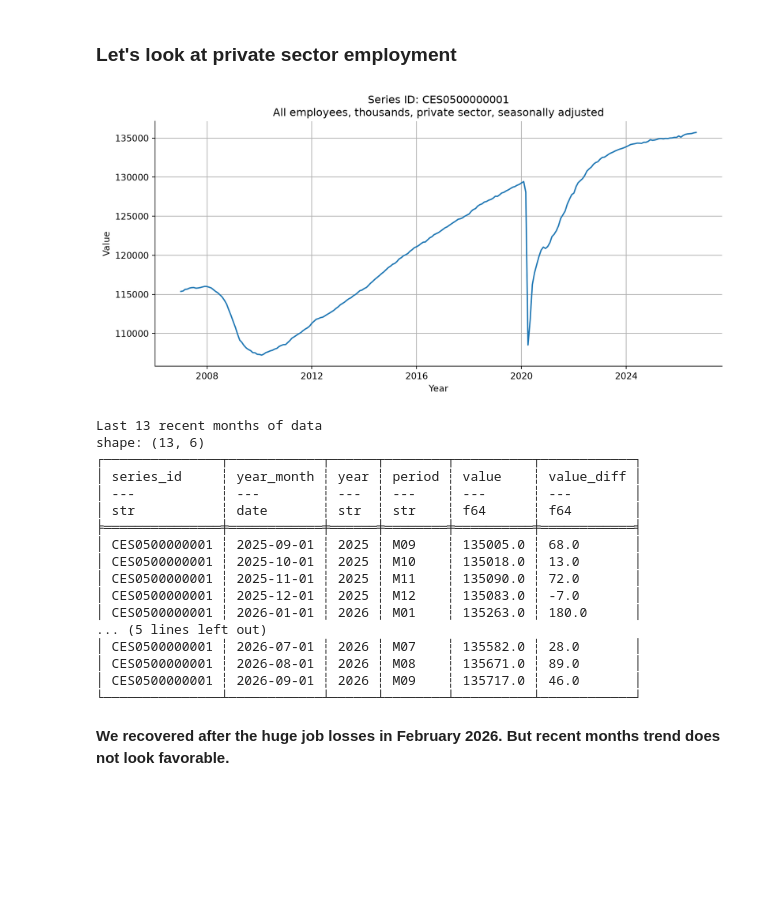
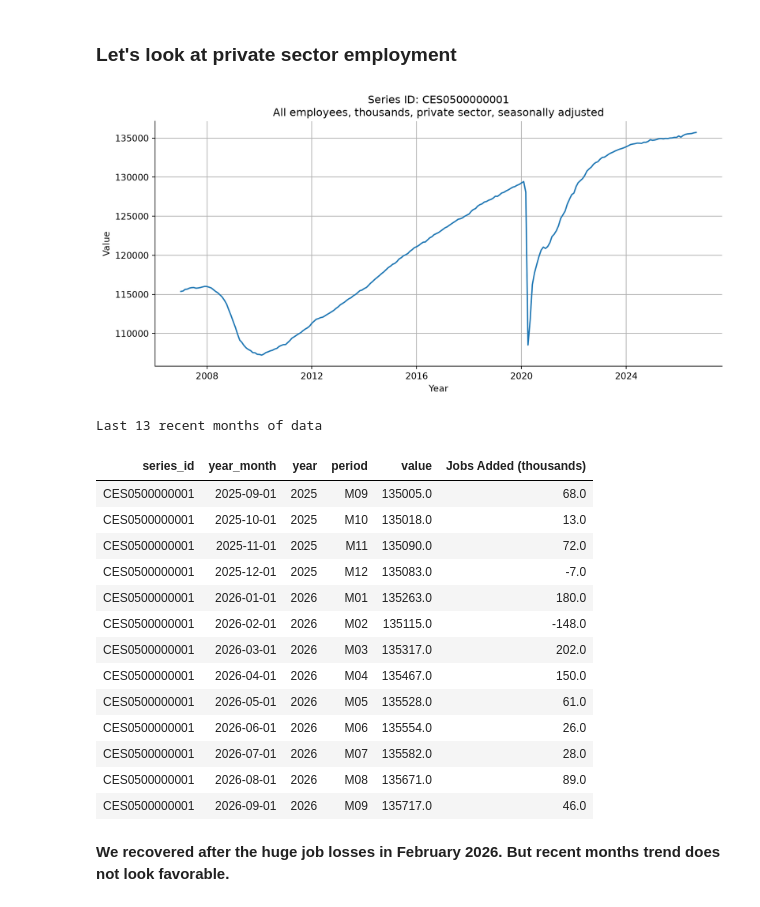
Before and after one commit to pybokeh/data-sets, a Jupyter notebook: bls/notebooks/index.ipynb, the cells around one changed output. Cells and saved outputs as stored; diff of their text form; code cells hidden in the pictures; blank space fills up the shorter version.

```diff
--- a/bls/notebooks/index.ipynb
+++ b/bls/notebooks/index.ipynb
@@ -67,37 +66,35 @@ shape: (13, 6)
 # %%
 with BLSClient() as client:
     df = client.fetch_df(series_id="CES0500000001", start_year=2007, end_year=2026)
     df = (
         df
         .sort(
             pl.col("year_month")
         )
         .with_columns(
-            value_diff=pl.col("value").diff()
+            pl.col("value").diff().alias("Jobs Added (thousands)")
         )
     )
     client.plot_bls_series(df, "All employees, thousands, private sector, seasonally adjusted")
     print("Last 13 recent months of data")
-    print(df.tail(13))
+    GT(df.tail(13)).cols_align(align="center").show()
 # %% [output]
 [figure]
 Last 13 recent months of data
-shape: (13, 6)
-┌───────────────┬────────────┬──────┬────────┬──────────┬────────────┐
-│ series_id     ┆ year_month ┆ year ┆ period ┆ value    ┆ value_diff │
-│ ---           ┆ ---        ┆ ---  ┆ ---    ┆ ---      ┆ ---        │
-│ str           ┆ date       ┆ str  ┆ str    ┆ f64      ┆ f64        │
-╞═══════════════╪════════════╪══════╪════════╪══════════╪════════════╡
-│ CES0500000001 ┆ 2025-09-01 ┆ 2025 ┆ M09    ┆ 135005.0 ┆ 68.0       │
-│ CES0500000001 ┆ 2025-10-01 ┆ 2025 ┆ M10    ┆ 135018.0 ┆ 13.0       │
-│ CES0500000001 ┆ 2025-11-01 ┆ 2025 ┆ M11    ┆ 135090.0 ┆ 72.0       │
-│ CES0500000001 ┆ 2025-12-01 ┆ 2025 ┆ M12    ┆ 135083.0 ┆ -7.0       │
-│ CES0500000001 ┆ 2026-01-01 ┆ 2026 ┆ M01    ┆ 135263.0 ┆ 180.0      │
-... (5 lines left out)
-│ CES0500000001 ┆ 2026-07-01 ┆ 2026 ┆ M07    ┆ 135582.0 ┆ 28.0       │
-│ CES0500000001 ┆ 2026-08-01 ┆ 2026 ┆ M08    ┆ 135671.0 ┆ 89.0       │
-│ CES0500000001 ┆ 2026-09-01 ┆ 2026 ┆ M09    ┆ 135717.0 ┆ 46.0       │
-└───────────────┴────────────┴──────┴────────┴──────────┴────────────┘
+| series_id | year_month | year | period | value | Jobs Added (thousands) |
+| CES0500000001 | 2025-09-01 | 2025 | M09 | 135005.0 | 68.0 |
+| CES0500000001 | 2025-10-01 | 2025 | M10 | 135018.0 | 13.0 |
+| CES0500000001 | 2025-11-01 | 2025 | M11 | 135090.0 | 72.0 |
+| CES0500000001 | 2025-12-01 | 2025 | M12 | 135083.0 | -7.0 |
+| CES0500000001 | 2026-01-01 | 2026 | M01 | 135263.0 | 180.0 |
+| CES0500000001 | 2026-02-01 | 2026 | M02 | 135115.0 | -148.0 |
+| CES0500000001 | 2026-03-01 | 2026 | M03 | 135317.0 | 202.0 |
+| CES0500000001 | 2026-04-01 | 2026 | M04 | 135467.0 | 150.0 |
+| CES0500000001 | 2026-05-01 | 2026 | M05 | 135528.0 | 61.0 |
+| CES0500000001 | 2026-06-01 | 2026 | M06 | 135554.0 | 26.0 |
+| CES0500000001 | 2026-07-01 | 2026 | M07 | 135582.0 | 28.0 |
+| CES0500000001 | 2026-08-01 | 2026 | M08 | 135671.0 | 89.0 |
+| CES0500000001 | 2026-09-01 | 2026 | M09 | 135717.0 | 46.0 |
 # %% [markdown]
 **We recovered after the huge job losses in February 2026.  But recent months trend does not look favorable.**
 # %% [markdown]
```
Also changed, not shown: parts of 9 cells of this notebook, 2 other files.
